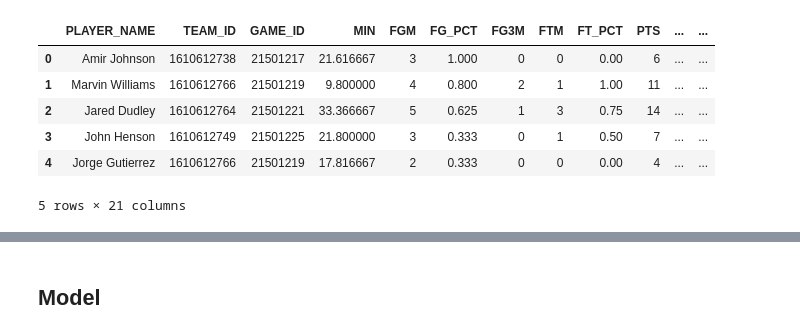
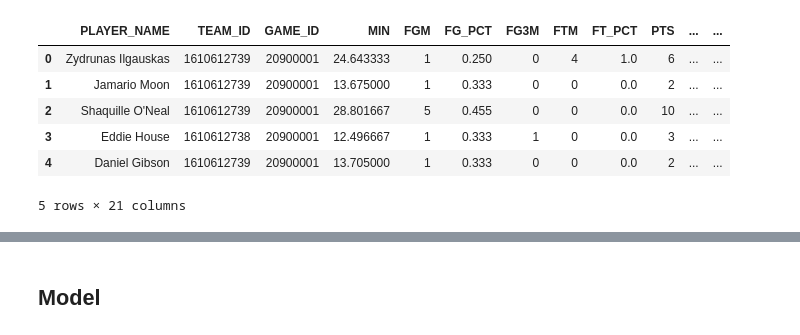
Before and after one commit to Ivanlxw/FantasyPrediction, a Jupyter notebook: relationship.ipynb, the cells around one changed output, grey strips where cells are left out. Cells and saved outputs as stored; diff of their text form; code cells hidden in the pictures.

Commit message:
change db table name & reflected in code

```diff
--- a/relationship.ipynb
+++ b/relationship.ipynb
@@ -14,23 +14,26 @@ _ = load_dotenv("/mnt/HDD/Ivan/projects/FantasyPrediction/.envrc", override=True
 # %%
 ## Raw data gathering
 player_data_sql = """
 select
-	"PLAYER_NAME", "TEAM_ID", "GAME_ID", "MIN", "FGM", "FG_PCT", "FG3M", "FTM", "FT_PCT", "PTS", "AST" , "STL" , "DREB", "OREB", "BLK", "PLUS_MINUS", "NBA_FANTASY_PTS",
-	"plus_minus" as "team_plus_minus",
-	plus_minus_rank as team_plus_minus_rank,
-	"W_PCT_RANK" as team_w_pct_rank,
-	gl.pts as team_points
-from nba.box_score bs inner join nba.game_logs gl on bs."GAME_ID" = gl.game_id and bs."TEAM_ID" = gl.team_id ;
+	bs.*,
+	tgl."PLUS_MINUS" as "team_plus_minus",
+	tgl."PLUS_MINUS_RANK"  as team_plus_minus_rank,
+	tgl."W_PCT_RANK" as team_w_pct_rank,
+	tgl."PTS" as team_points
+from (select
+	"PLAYER_NAME", "TEAM_ID", "GAME_ID", "MIN", "FGM", "FG_PCT", "FG3M", "FTM", "FT_PCT", "PTS", "AST" , "STL" , "DREB", "OREB", "BLK", "PLUS_MINUS", "NBA_FANTASY_PTS"
+	from nba.box_score) as bs
+inner join nba.team_game_logs tgl on bs."GAME_ID" = tgl."GAME_ID" ;
 """
 df = pd.read_sql(player_data_sql, con=get_connection())
 df.head()
 # %% [output]
 |  | PLAYER_NAME | TEAM_ID | GAME_ID | MIN | FGM | FG_PCT | FG3M | FTM | FT_PCT | PTS | ... | ... |
-| 0 | Amir Johnson | 1610612738 | 21501217 | 21.616667 | 3 | 1.000 | 0 | 0 | 0.00 | 6 | ... | ... |
-| 1 | Marvin Williams | 1610612766 | 21501219 | 9.800000 | 4 | 0.800 | 2 | 1 | 1.00 | 11 | ... | ... |
-| 2 | Jared Dudley | 1610612764 | 21501221 | 33.366667 | 5 | 0.625 | 1 | 3 | 0.75 | 14 | ... | ... |
-| 3 | John Henson | 1610612749 | 21501225 | 21.800000 | 3 | 0.333 | 0 | 1 | 0.50 | 7 | ... | ... |
-| 4 | Jorge Gutierrez | 1610612766 | 21501219 | 17.816667 | 2 | 0.333 | 0 | 0 | 0.00 | 4 | ... | ... |
+| 0 | Zydrunas Ilgauskas | 1610612739 | 20900001 | 24.643333 | 1 | 0.250 | 0 | 4 | 1.0 | 6 | ... | ... |
+| 1 | Jamario Moon | 1610612739 | 20900001 | 13.675000 | 1 | 0.333 | 0 | 0 | 0.0 | 2 | ... | ... |
+| 2 | Shaquille O'Neal | 1610612739 | 20900001 | 28.801667 | 5 | 0.455 | 0 | 0 | 0.0 | 10 | ... | ... |
+| 3 | Eddie House | 1610612738 | 20900001 | 12.496667 | 1 | 0.333 | 1 | 0 | 0.0 | 3 | ... | ... |
+| 4 | Daniel Gibson | 1610612739 | 20900001 | 13.705000 | 1 | 0.333 | 0 | 0 | 0.0 | 2 | ... | ... |
 5 rows × 21 columns
 # %%
 df.info()
```
Also changed, not shown: parts of 7 cells of this notebook, 1 other file.
